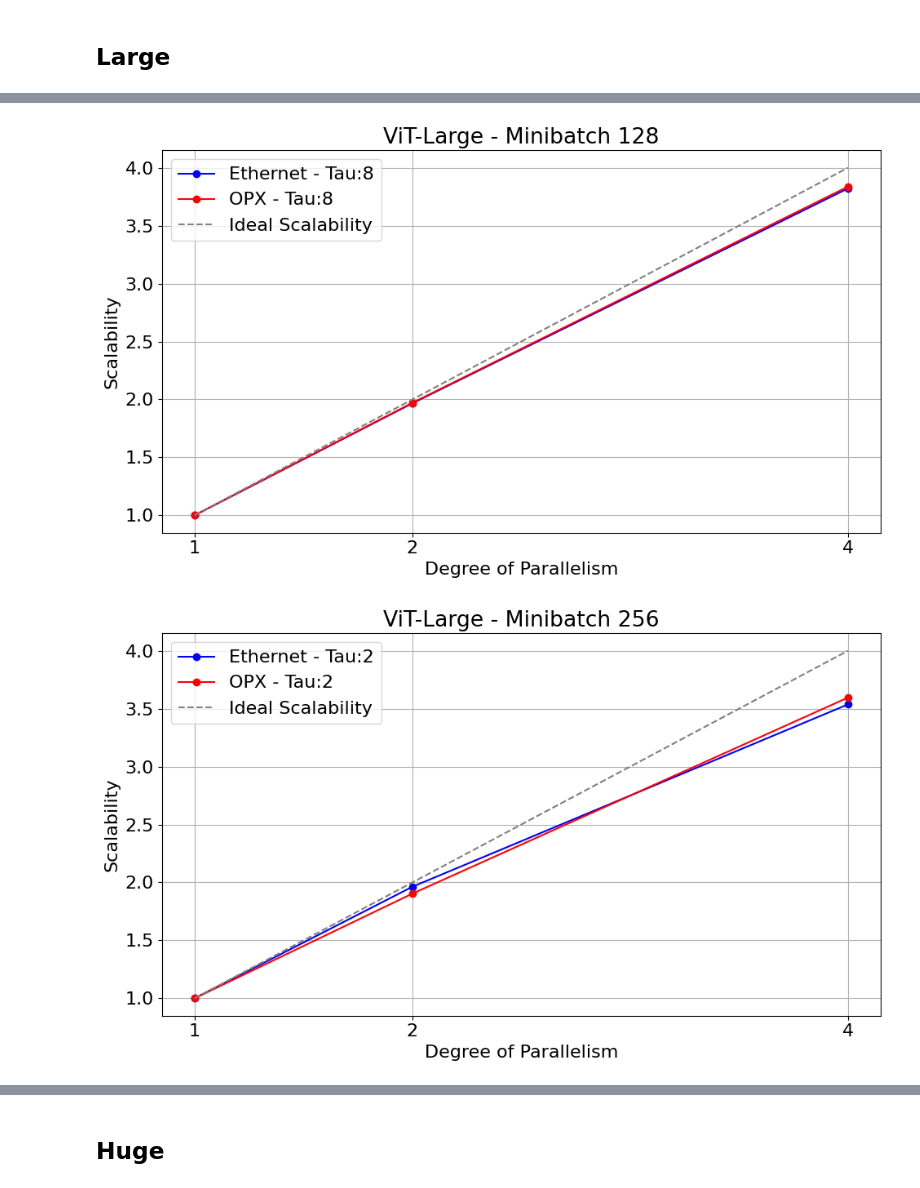
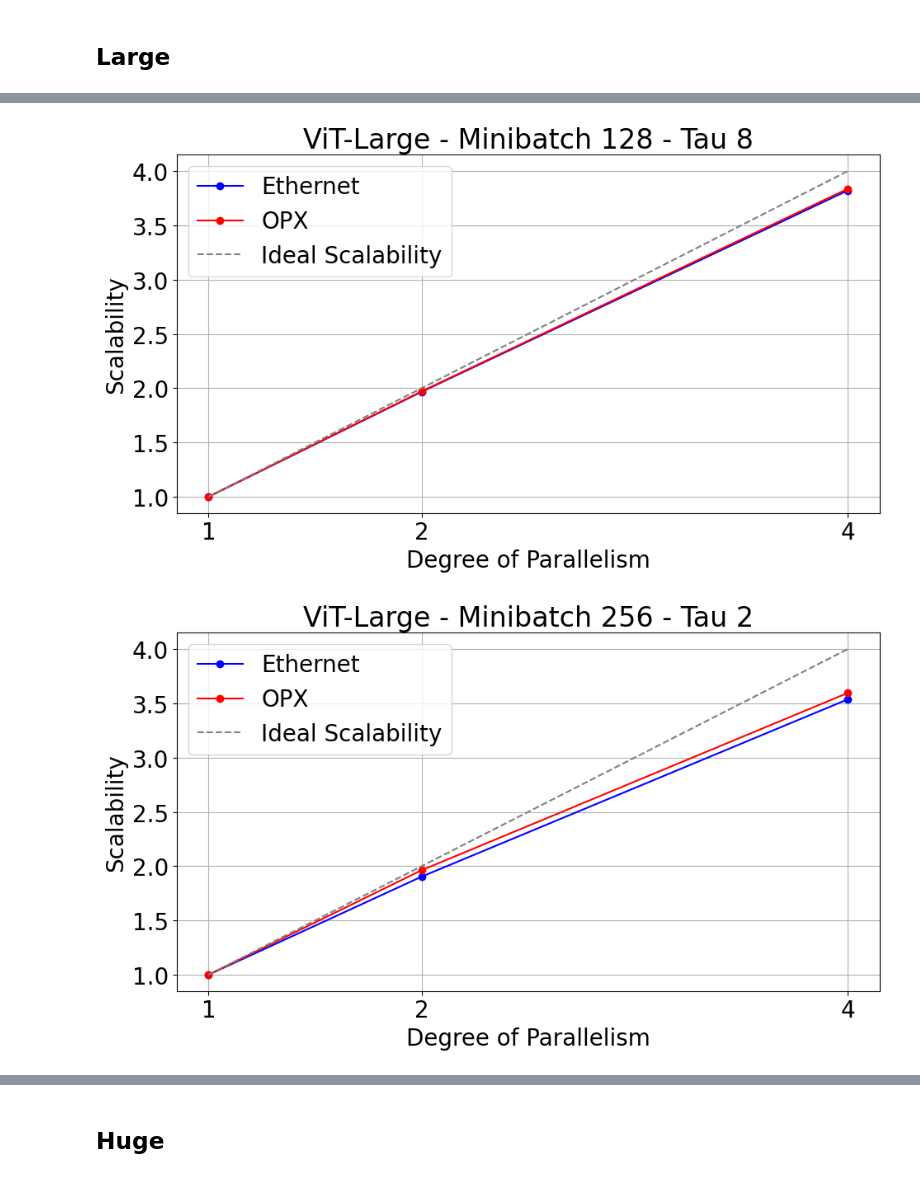
Before and after one commit to JacopoRaffi/Master_Thesis, a Jupyter notebook: analysis/ddpa.ipynb, the cells around one changed output, grey strips where cells are left out. Drawn from its saved outputs; the diff is of its cells as text; code cells hidden in the pictures.

```diff
--- a/analysis/ddpa.ipynb
+++ b/analysis/ddpa.ipynb
@@ -5,7 +5,7 @@ import numpy as np
 
 from plot_utils import *
 # %%
-plt.rcParams['font.size'] = 16
+plt.rcParams['font.size'] = 20
 # %% [markdown]
 ## PLOT DA FARE:
 1. Fai le curve come il sincrono e tieni i tau separati
@@ -340,10 +340,10 @@ plt.tight_layout()
 # %%
 plt.figure(figsize=(10,6))
-plot_speedup([ddp_1_l_128_8_eth1, ddp_2_l_128_8_eth1, ddp_4_l_128_8_eth1], "ViT-Large - Minibatch 128", "Ethernet - Tau:8", color='blue', plot_ideal=False, asynch=True)
-plot_speedup([ddp_1_l_128_8_eth1, ddp_2_l_128_8_ib0, ddp_4_l_128_8_ib0], "ViT-Large - Minibatch 128", "OPX - Tau:8", color='red', plot_ideal=True, asynch=True)
+plot_speedup([ddp_1_l_128_8_eth1, ddp_2_l_128_8_eth1, ddp_4_l_128_8_eth1], "ViT-Large - Minibatch 128 - Tau 8", "Ethernet", color='blue', plot_ideal=False, asynch=True)
+plot_speedup([ddp_1_l_128_8_eth1, ddp_2_l_128_8_ib0, ddp_4_l_128_8_ib0], "ViT-Large - Minibatch 128 - Tau 8", "OPX", color='red', plot_ideal=True, asynch=True)
 plt.tight_layout()
 # %% [output]
-[figure, old version]
+[figure, new version]
 # %%
 ddp_1_l_256_2_eth1 = pd.read_csv("../log/asynch_ddp/rank_0_asynch_ddp_1_minibatch_256_tau_2_vit-large-patch16-224-in21k_model_eth1.csv")
 ddp_2_l_256_2_eth1 = pd.read_csv("../log/asynch_ddp/rank_0_asynch_ddp_2_minibatch_256_tau_2_vit-large-patch16-224-in21k_model_eth1.csv")
@@ -390,10 +390,10 @@ ddp_2_l_256_8_ib0 = ddp_2_l_256_8_ib0[ddp_2_l_256_8_ib0['phase'] == 'train']
 ddp_4_l_256_8_ib0 = ddp_4_l_256_8_ib0[ddp_4_l_256_8_ib0['phase'] == 'train']
 # %%
 plt.figure(figsize=(10,6))
-plot_speedup([ddp_1_l_256_2_eth1, ddp_2_l_256_2_eth1, ddp_4_l_256_2_eth1], "ViT-Large - Minibatch 256", "Ethernet - Tau:2", color='blue', plot_ideal=False, asynch=True)
-plot_speedup([ddp_1_l_256_2_eth1, ddp_2_l_256_2_ib0, ddp_4_l_256_2_ib0], "ViT-Large - Minibatch 256", "OPX - Tau:2", color='red', plot_ideal=True, asynch=True)
+plot_speedup([ddp_1_l_256_2_eth1, ddp_2_l_256_2_ib0, ddp_4_l_256_2_eth1], "ViT-Large - Minibatch 256 - Tau 2", "Ethernet", color='blue', plot_ideal=False, asynch=True)
+plot_speedup([ddp_1_l_256_2_eth1, ddp_2_l_256_2_eth1, ddp_4_l_256_2_ib0], "ViT-Large - Minibatch 256 - Tau 2", "OPX", color='red', plot_ideal=True, asynch=True)
 plt.tight_layout()
 # %% [output]
-[figure, old version]
+[figure, new version]
 # %%
 plt.figure(figsize=(10,6))
```
Also changed, not shown: parts of 27 cells of this notebook.
